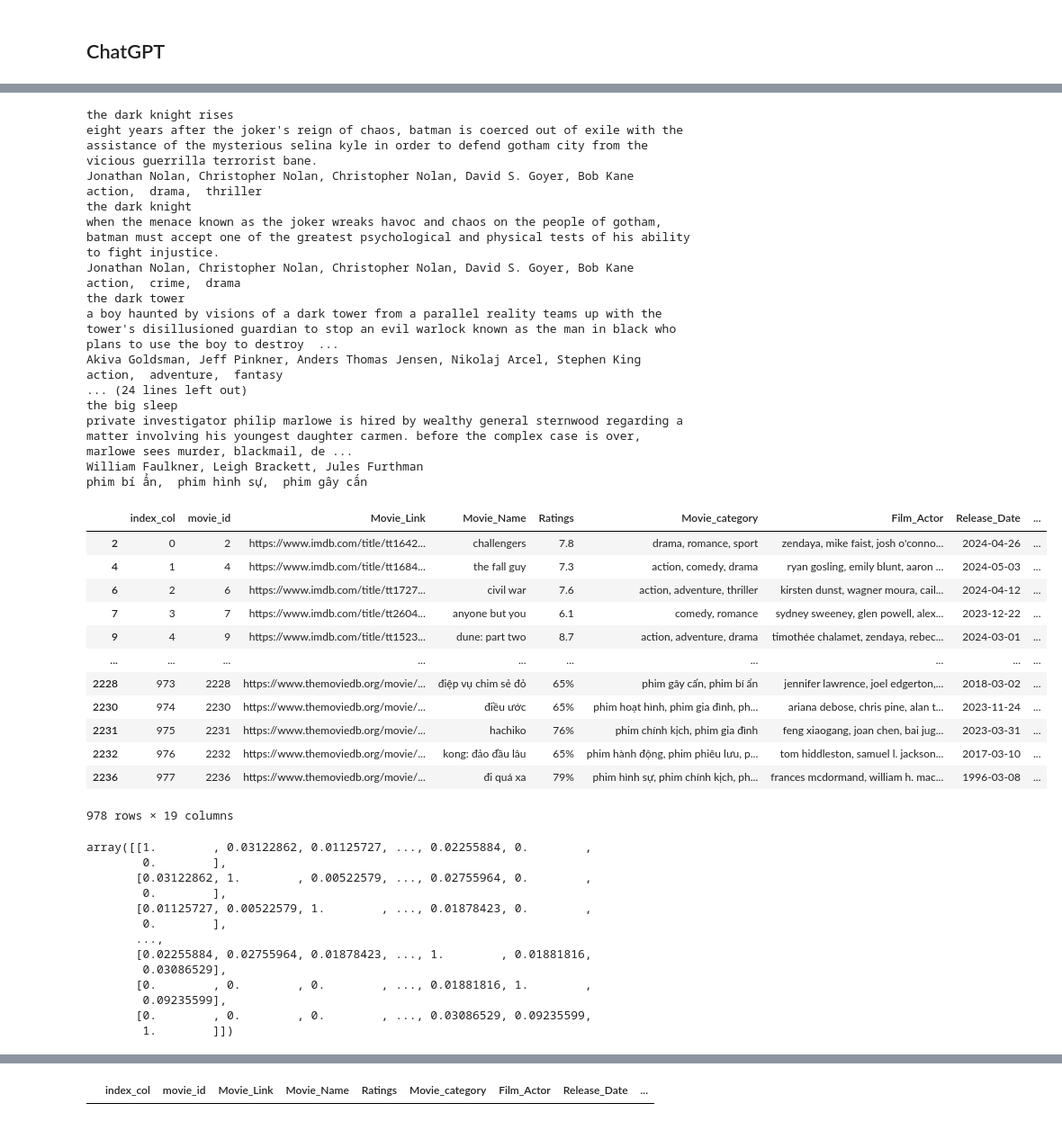
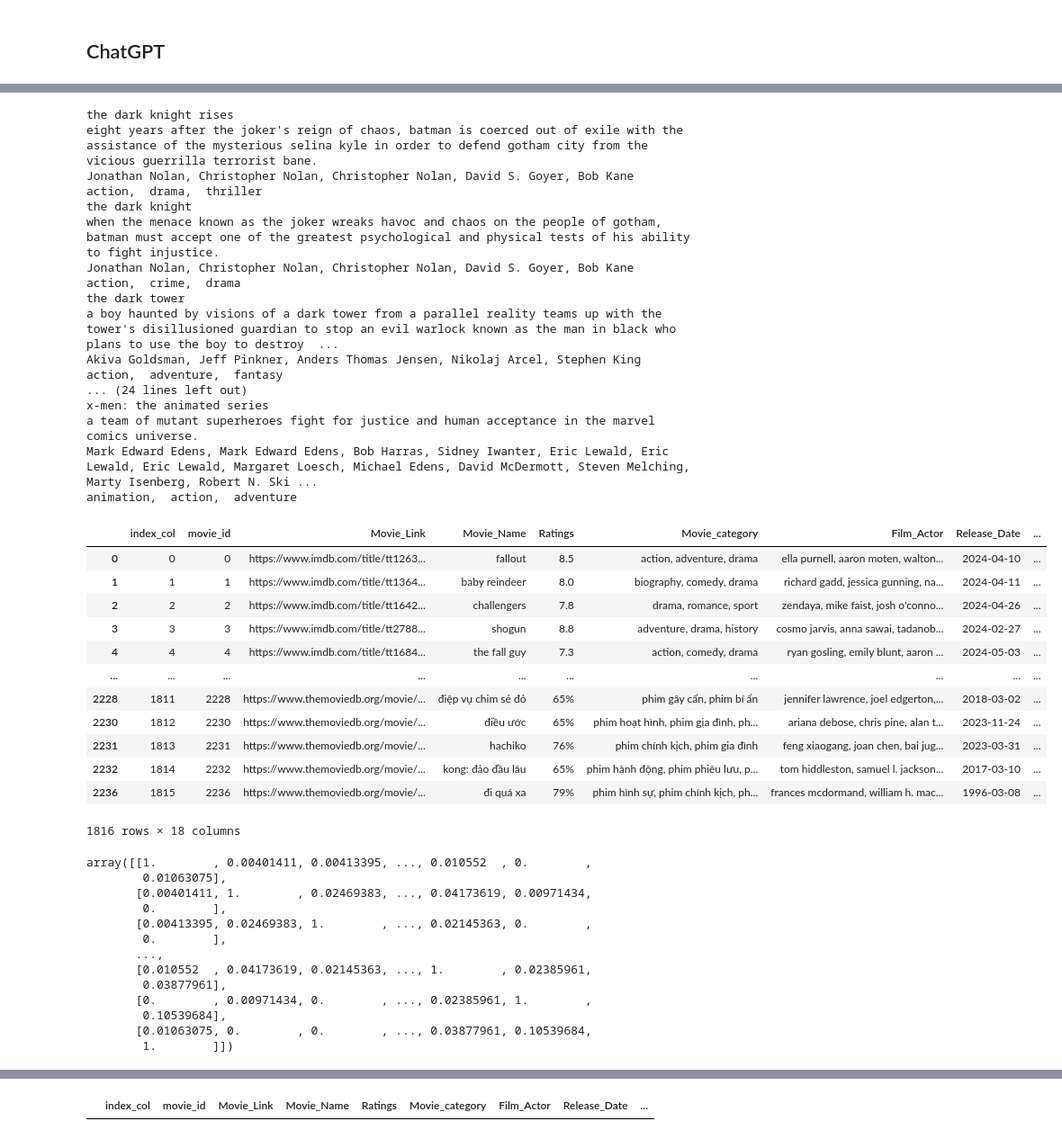
Before and after one commit to vanminh1878/H--khuy-n-ngh--phim, a Jupyter notebook: DoAn/recommender_system.ipynb, the cells around one changed output, grey strips where cells are left out. Shown: that part at 90% size. Saved outputs shown, nothing was run; the diff lists cells and outputs as text; code cells hidden in the pictures.

```diff
--- a/DoAn/recommender_system.ipynb
+++ b/DoAn/recommender_system.ipynb
@@ -64,0 +95,24 @@ movies['Film_Actor'] = movies['Film_Actor'].apply(correct_actor_format)
+# %%
+import matplotlib.pyplot as plt
+
+# Lấy thông tin về các cột bị null
+missing_values = movies.isnull().sum().sort_values(ascending=True)
+
+# Tạo biểu đồ
+fig, ax = plt.subplots(figsize=(12, 6))
+bars = ax.barh(missing_values.index, missing_values.values)
+
+# Chỉnh sửa biểu đồ
+ax.set_title('Tổng giá trị bị thiếu')
+ax.set_xlabel('Tổng giá trị bị thiếu')
+ax.set_ylabel('Thuộc tính')
+ax.tick_params(axis='y', rotation=0)
+
+# Gắn nhãn phần trăm cho các cột
+for i, bar in enumerate(bars):
+    value = missing_values.values[i]
+    percent = f"{value / movies.shape[0] * 100:.1f}%"
+    ax.text(value, i, percent, ha='left', va='center')
+
+# Hiển thị biểu đồ
+plt.show()
@@ -82,6 +138,9 @@ Directors                9
 Writing_Credits        125
 poster_path              0
 dtype: int64
+# %%
+# Xóa thuộc tính "Box Office"
+movies = movies.drop('Box Office', axis=1)
 # %%
 movies.dropna(inplace=True)
 # %%
@@ -487,46 +528,46 @@ a boy haunted by visions of a dark tower from a parallel reality teams up with t
 Akiva Goldsman, Jeff Pinkner, Anders Thomas Jensen, Nikolaj Arcel, Stephen King
 action,  adventure,  fantasy
 ... (24 lines left out)
-the big sleep
-private investigator philip marlowe is hired by wealthy general sternwood regarding a matter involving his youngest daughter carmen. before the complex case is over, marlowe sees murder, blackmail, de ...
-William Faulkner, Leigh Brackett, Jules Furthman
-phim bí ẩn,  phim hình sự,  phim gây cấn
+x-men: the animated series
+a team of mutant superheroes fight for justice and human acceptance in the marvel comics universe.
+Mark Edward Edens, Mark Edward Edens, Bob Harras, Sidney Iwanter, Eric Lewald, Eric Lewald, Eric Lewald, Margaret Loesch, Michael Edens, David McDermott, Steven Melching, Marty Isenberg, Robert N. Ski ...
+animation,  action,  adventure
 # %%
-# Tạo danh sách số từ 1 đến 978
-index_list = [i for i in range(0, 978)]
+# Tạo danh sách số từ 1 đến 1816
+index_list = [i for i in range(0, 1816)]
 
 # Chèn cột mới vào vị trí đầu tiên của bảng
 df.insert(0, 'index_col', index_list)
 df
 # %% [output]
 |  | index_col | movie_id | Movie_Link | Movie_Name | Ratings | Movie_category | Film_Actor | Release_Date | ... |
-| 2 | 0 | 2 | https://www.imdb.com/title/tt1642... | challengers | 7.8 | drama, romance, sport | zendaya, mike faist, josh o'conno... | 2024-04-26 | ... |
-| 4 | 1 | 4 | https://www.imdb.com/title/tt1684... | the fall guy | 7.3 | action, comedy, drama | ryan gosling, emily blunt, aaron ... | 2024-05-03 | ... |
-| 6 | 2 | 6 | https://www.imdb.com/title/tt1727... | civil war | 7.6 | action, adventure, thriller | kirsten dunst, wagner moura, cail... | 2024-04-12 | ... |
-| 7 | 3 | 7 | https://www.imdb.com/title/tt2604... | anyone but you | 6.1 | comedy, romance | sydney sweeney, glen powell, alex... | 2023-12-22 | ... |
-| 9 | 4 | 9 | https://www.imdb.com/title/tt1523... | dune: part two | 8.7 | action, adventure, drama | timothée chalamet, zendaya, rebec... | 2024-03-01 | ... |
+| 0 | 0 | 0 | https://www.imdb.com/title/tt1263... | fallout | 8.5 | action, adventure, drama | ella purnell, aaron moten, walton... | 2024-04-10 | ... |
+| 1 | 1 | 1 | https://www.imdb.com/title/tt1364... | baby reindeer | 8.0 | biography, comedy, drama | richard gadd, jessica gunning, na... | 2024-04-11 | ... |
+| 2 | 2 | 2 | https://www.imdb.com/title/tt1642... | challengers | 7.8 | drama, romance, sport | zendaya, mike faist, josh o'conno... | 2024-04-26 | ... |
+| 3 | 3 | 3 | https://www.imdb.com/title/tt2788... | shogun | 8.8 | adventure, drama, history | cosmo jarvis, anna sawai, tadanob... | 2024-02-27 | ... |
+| 4 | 4 | 4 | https://www.imdb.com/title/tt1684... | the fall guy | 7.3 | action, comedy, drama | ryan gosling, emily blunt, aaron ... | 2024-05-03 | ... |
 | ... | ... | ... | ... | ... | ... | ... | ... | ... | ... |
-| 2228 | 973 | 2228 | https://www.themoviedb.org/movie/... | điệp vụ chim sẻ đỏ | 65% | phim gây cấn, phim bí ẩn | jennifer lawrence, joel edgerton,... | 2018-03-02 | ... |
-| 2230 | 974 | 2230 | https://www.themoviedb.org/movie/... | điều ước | 65% | phim hoạt hình, phim gia đình, ph... | ariana debose, chris pine, alan t... | 2023-11-24 | ... |
-| 2231 | 975 | 2231 | https://www.themoviedb.org/movie/... | hachiko | 76% | phim chính kịch, phim gia đình | feng xiaogang, joan chen, bai jug... | 2023-03-31 | ... |
-| 2232 | 976 | 2232 | https://www.themoviedb.org/movie/... | kong: đảo đầu lâu | 65% | phim hành động, phim phiêu lưu, p... | tom hiddleston, samuel l. jackson... | 2017-03-10 | ... |
-| 2236 | 977 | 2236 | https://www.themoviedb.org/movie/... | đi quá xa | 79% | phim hình sự, phim chính kịch, ph... | frances mcdormand, william h. mac... | 1996-03-08 | ... |
+| 2228 | 1811 | 2228 | https://www.themoviedb.org/movie/... | điệp vụ chim sẻ đỏ | 65% | phim gây cấn, phim bí ẩn | jennifer lawrence, joel edgerton,... | 2018-03-02 | ... |
+| 2230 | 1812 | 2230 | https://www.themoviedb.org/movie/... | điều ước | 65% | phim hoạt hình, phim gia đình, ph... | ariana debose, chris pine, alan t... | 2023-11-24 | ... |
+| 2231 | 1813 | 2231 | https://www.themoviedb.org/movie/... | hachiko | 76% | phim chính kịch, phim gia đình | feng xiaogang, joan chen, bai jug... | 2023-03-31 | ... |
+| 2232 | 1814 | 2232 | https://www.themoviedb.org/movie/... | kong: đảo đầu lâu | 65% | phim hành động, phim phiêu lưu, p... | tom hiddleston, samuel l. jackson... | 2017-03-10 | ... |
+| 2236 | 1815 | 2236 | https://www.themoviedb.org/movie/... | đi quá xa | 79% | phim hình sự, phim chính kịch, ph... | frances mcdormand, william h. mac... | 1996-03-08 | ... |
-978 rows × 19 columns
+1816 rows × 18 columns
 # %%
 cosine_sim
 # %% [output]
-array([[1.        , 0.03122862, 0.01125727, ..., 0.02255884, 0.        ,
+array([[1.        , 0.00401411, 0.00413395, ..., 0.010552  , 0.        ,
+        0.01063075],
+       [0.00401411, 1.        , 0.02469383, ..., 0.04173619, 0.00971434,
         0.        ],
-       [0.03122862, 1.        , 0.00522579, ..., 0.02755964, 0.        ,
-        0.        ],
-       [0.01125727, 0.00522579, 1.        , ..., 0.01878423, 0.        ,
+       [0.00413395, 0.02469383, 1.        , ..., 0.02145363, 0.        ,
         0.        ],
        ...,
-       [0.02255884, 0.02755964, 0.01878423, ..., 1.        , 0.01881816,
-        0.03086529],
-       [0.        , 0.        , 0.        , ..., 0.01881816, 1.        ,
-        0.09235599],
-       [0.        , 0.        , 0.        , ..., 0.03086529, 0.09235599,
+       [0.010552  , 0.04173619, 0.02145363, ..., 1.        , 0.02385961,
+        0.03877961],
+       [0.        , 0.00971434, 0.        , ..., 0.02385961, 1.        ,
+        0.10539684],
+       [0.01063075, 0.        , 0.        , ..., 0.03877961, 0.10539684,
         1.        ]])
 # %%
 import pickle
```
Also changed, not shown: parts of 32 cells of this notebook, 4 other files.
